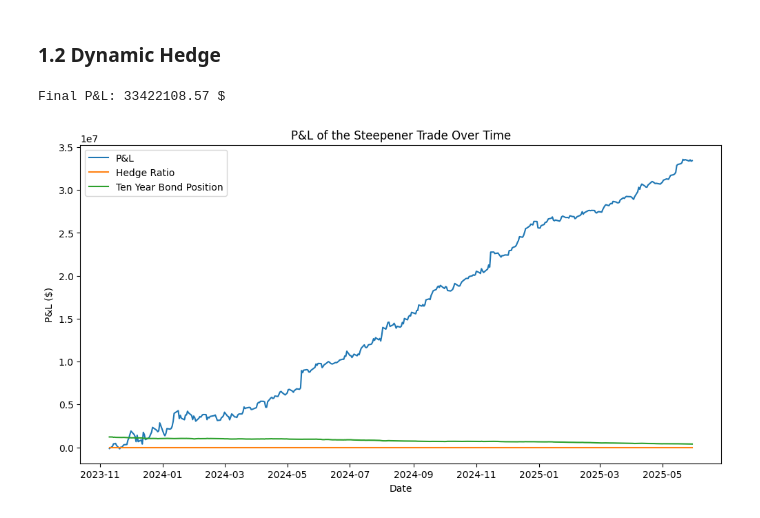
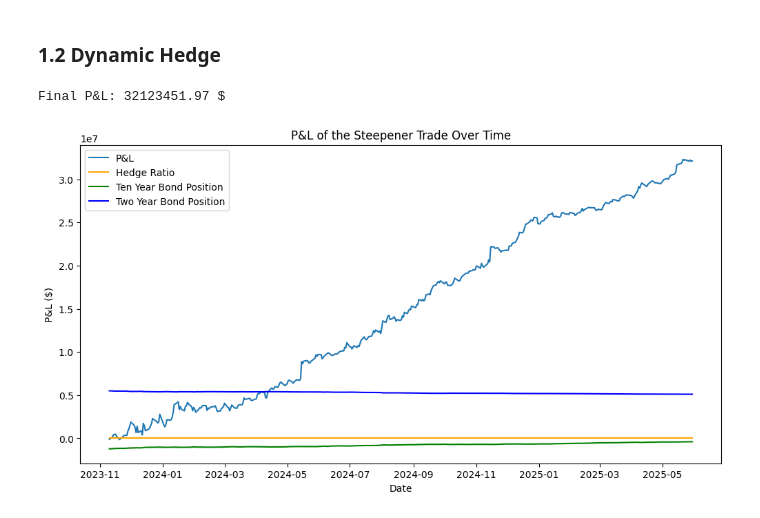
Before and after one commit to y3y-tech/Fixed_Income_Homework, a Jupyter notebook: Homework2/The_Steepener_Trade_Yiyang.ipynb, the cells around one changed output. Drawn from its saved outputs; the diff is of its cells as text; code cells hidden in the pictures.

```diff
--- a/Homework2/The_Steepener_Trade_Yiyang.ipynb
+++ b/Homework2/The_Steepener_Trade_Yiyang.ipynb
@@ -73,39 +73,45 @@ pnl = 0
 pnl_list = []
 hedge_ratio_list = []
 ten_year_bond_list = []
+two_year_bond_list = []
 
 for i in range(len(dirty)):
     if i == 0:
         continue
     date = dirty.index[i]
     dirty_2y_prev = dirty.iloc[i-1,:].loc[207652]
     dirty_10y_prev = dirty.iloc[i-1,:].loc[208147]
     dirty_2y_curr = dirty.iloc[i,:].loc[207652]
     dirty_10y_curr = dirty.iloc[i,:].loc[208147]
 
     pnl += two_year_bond * (dirty_2y_curr - dirty_2y_prev) - ten_year_bond * (dirty_10y_curr - dirty_10y_prev)
     pnl_list.append((date, pnl))
 
+    two_year_bond = long_position / dirty.iloc[i,:].loc[207652]
     interest_ratio = duration.iloc[i,:].loc[207652] * dirty.iloc[i,:].loc[207652] / (duration.iloc[i,:].loc[208147] * dirty.iloc[i,:].loc[208147])
     hedge_ratio_list.append((date, interest_ratio))
     short_dollar = long_position * interest_ratio
     ten_year_bond = short_dollar / dirty.iloc[i,:].loc[208147]
     ten_year_bond_list.append((date, ten_year_bond))
+    two_year_bond_list.append((date, two_year_bond))
 
+
+ten_year_bond_list = [(x[0], x[1]*-1) for x in ten_year_bond_list]
 
 import matplotlib.pyplot as plt
 plt.figure(figsize=(12,6))
 plt.plot([x[0] for x in pnl_list], [x[1] for x in pnl_list], label='P&L')
-plt.plot([x[0] for x in hedge_ratio_list], [x[1] for x in hedge_ratio_list], label='Hedge Ratio')
-plt.plot([x[0] for x in ten_year_bond_list], [x[1] for x in ten_year_bond_list], label='Ten Year Bond Position')
+plt.plot([x[0] for x in hedge_ratio_list], [x[1] for x in hedge_ratio_list], label='Hedge Ratio', color='orange')
+plt.plot([x[0] for x in ten_year_bond_list], [x[1] for x in ten_year_bond_list], label='Ten Year Bond Position', color='green')
+plt.plot([x[0] for x in two_year_bond_list], [x[1] for x in two_year_bond_list], label='Two Year Bond Position', color='blue')
 plt.xlabel('Date')
 plt.ylabel('P&L ($)')
 plt.title('P&L of the Steepener Trade Over Time')
 plt.legend()
 print(f"Final P&L: {pnl:.2f} $")
 # %% [output]
-Final P&L: 33422108.57 $
+Final P&L: 32123451.97 $
-[figure, old version]
+[figure, new version]
 # %%
 plt.figure(figsize=(12,6))
 plt.plot([x[0] for x in hedge_ratio_list], [x[1] for x in hedge_ratio_list], label='Hedge Ratio', color='orange')
```
Also changed, not shown: parts of 1 cell of this notebook.
